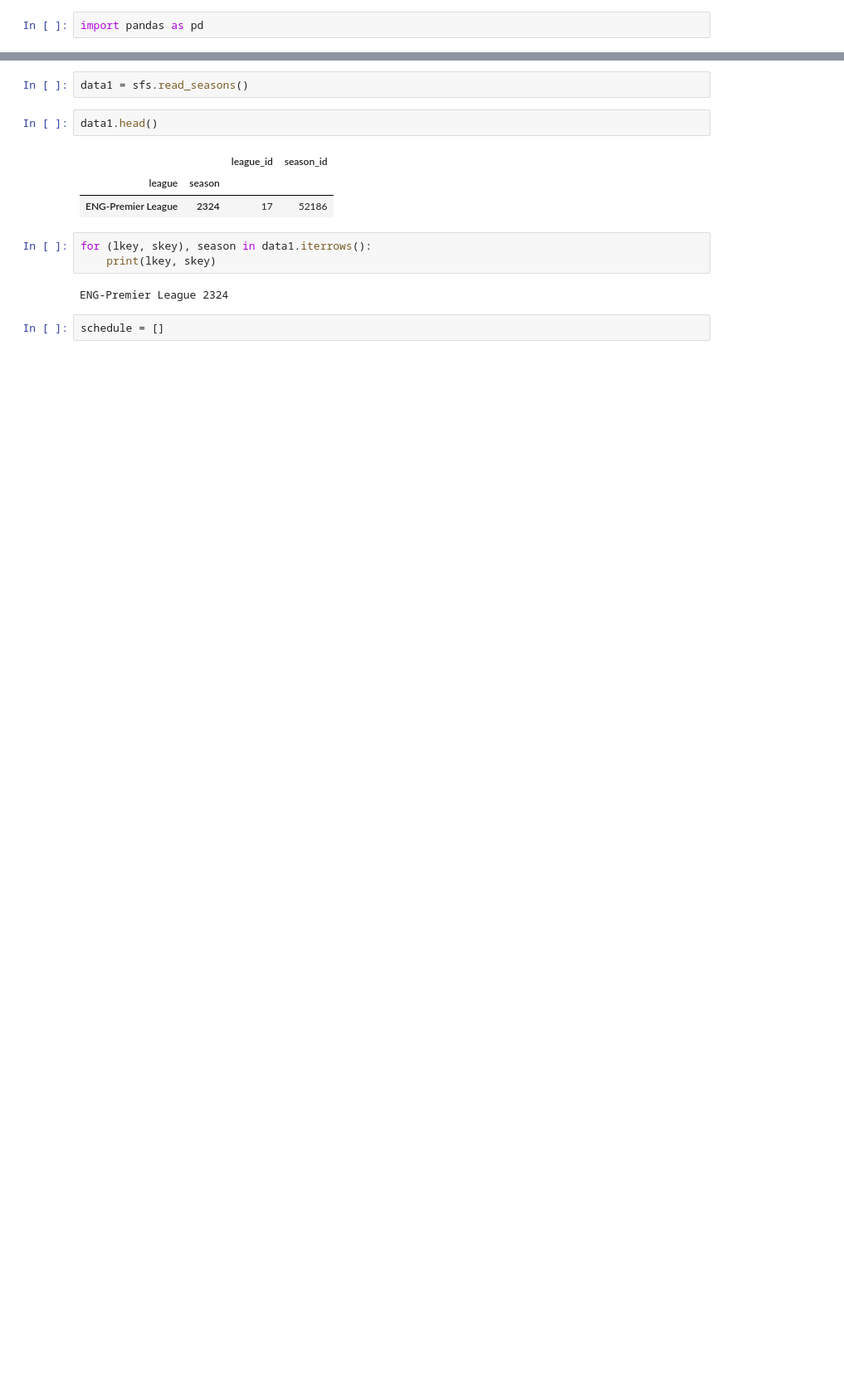
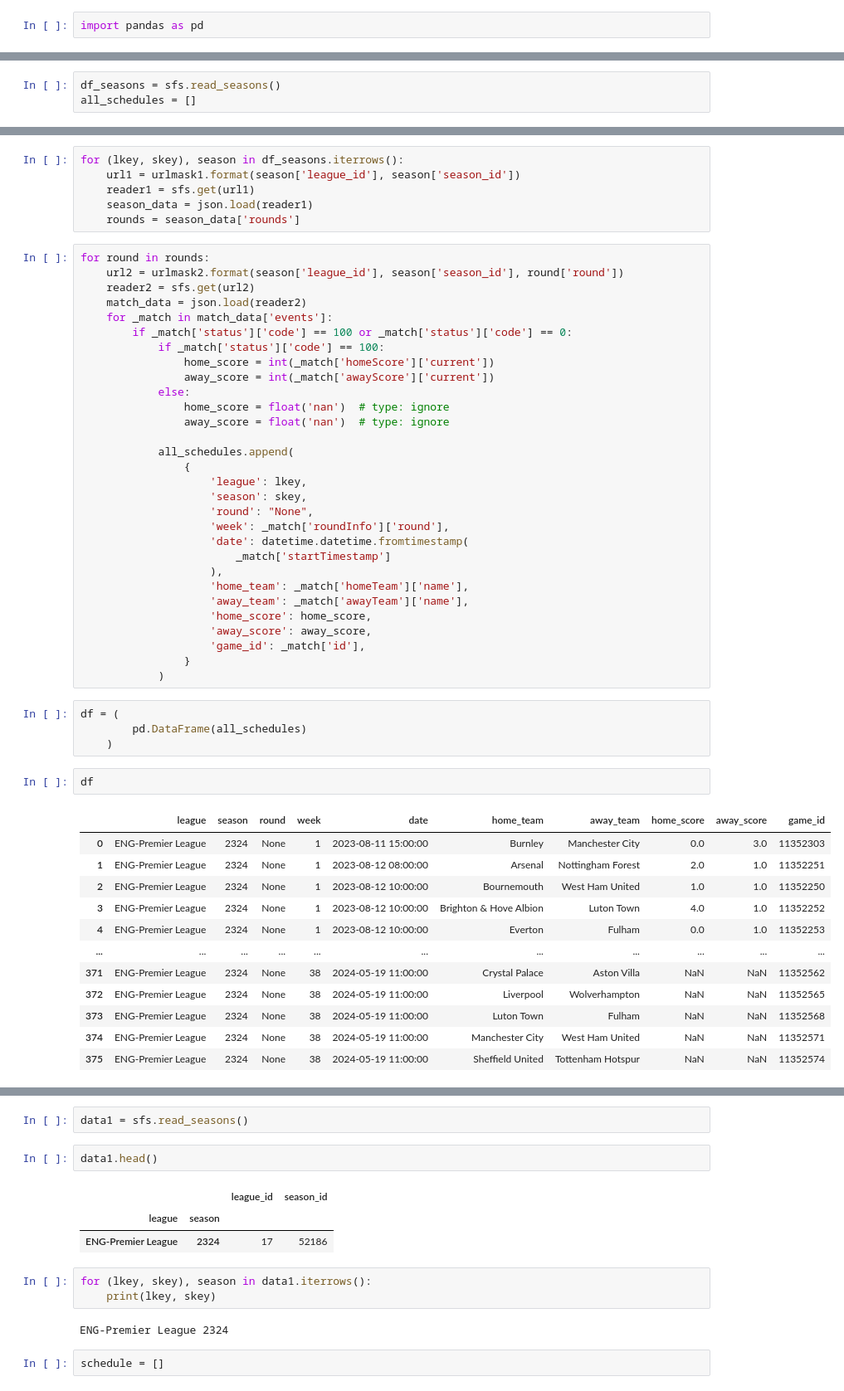
Before and after one commit to probberechts/soccerdata, a Jupyter notebook: soccerdata/sofascore_scraper.ipynb, the cells around one changed output, grey strips where cells are left out. Shown: that part at 83% size. Drawn from its saved outputs; the diff is of its cells as text; blank space fills up the shorter version.

```diff
--- a/soccerdata/sofascore_scraper.ipynb
+++ b/soccerdata/sofascore_scraper.ipynb
@@ -128,0 +91,3 @@ ws.read_schedule()
+# %%
+df_seasons = sfs.read_seasons()
+all_schedules = []
@@ -128,0 +96,55 @@ ws.read_schedule()
+# %%
+for (lkey, skey), season in df_seasons.iterrows():
+    url1 = urlmask1.format(season['league_id'], season['season_id'])
+    reader1 = sfs.get(url1)
+    season_data = json.load(reader1)
+    rounds = season_data['rounds']
+# %%
+for round in rounds:
+    url2 = urlmask2.format(season['league_id'], season['season_id'], round['round'])
+    reader2 = sfs.get(url2)
+    match_data = json.load(reader2)
+    for _match in match_data['events']:
+        if _match['status']['code'] == 100 or _match['status']['code'] == 0:
+            if _match['status']['code'] == 100:
+                home_score = int(_match['homeScore']['current'])
+                away_score = int(_match['awayScore']['current'])
+            else:
+                home_score = float('nan')  # type: ignore
+                away_score = float('nan')  # type: ignore
+
+            all_schedules.append(
+                {
+                    'league': lkey,
+                    'season': skey,
+                    'round': "None",
+                    'week': _match['roundInfo']['round'],
+                    'date': datetime.datetime.fromtimestamp(
+                        _match['startTimestamp']
+                    ),
+                    'home_team': _match['homeTeam']['name'],
+                    'away_team': _match['awayTeam']['name'],
+                    'home_score': home_score,
+                    'away_score': away_score,
+                    'game_id': _match['id'],
+                }
+            )
+# %%
+df = (
+        pd.DataFrame(all_schedules)
+    )
+# %%
+df
+# %% [output]
+|  | league | season | round | week | date | home_team | away_team | home_score | away_score | game_id |
+| 0 | ENG-Premier League | 2324 | None | 1 | 2023-08-11 15:00:00 | Burnley | Manchester City | 0.0 | 3.0 | 11352303 |
+| 1 | ENG-Premier League | 2324 | None | 1 | 2023-08-12 08:00:00 | Arsenal | Nottingham Forest | 2.0 | 1.0 | 11352251 |
+| 2 | ENG-Premier League | 2324 | None | 1 | 2023-08-12 10:00:00 | Bournemouth | West Ham United | 1.0 | 1.0 | 11352250 |
+| 3 | ENG-Premier League | 2324 | None | 1 | 2023-08-12 10:00:00 | Brighton & Hove Albion | Luton Town | 4.0 | 1.0 | 11352252 |
+| 4 | ENG-Premier League | 2324 | None | 1 | 2023-08-12 10:00:00 | Everton | Fulham | 0.0 | 1.0 | 11352253 |
+| ... | ... | ... | ... | ... | ... | ... | ... | ... | ... | ... |
+| 371 | ENG-Premier League | 2324 | None | 38 | 2024-05-19 11:00:00 | Crystal Palace | Aston Villa | NaN | NaN | 11352562 |
+| 372 | ENG-Premier League | 2324 | None | 38 | 2024-05-19 11:00:00 | Liverpool | Wolverhampton | NaN | NaN | 11352565 |
+| 373 | ENG-Premier League | 2324 | None | 38 | 2024-05-19 11:00:00 | Luton Town | Fulham | NaN | NaN | 11352568 |
+| 374 | ENG-Premier League | 2324 | None | 38 | 2024-05-19 11:00:00 | Manchester City | West Ham United | NaN | NaN | 11352571 |
+| 375 | ENG-Premier League | 2324 | None | 38 | 2024-05-19 11:00:00 | Sheffield United | Tottenham Hotspur | NaN | NaN | 11352574 |
```
Also changed, not shown: parts of 35 cells of this notebook, 5 other files.
